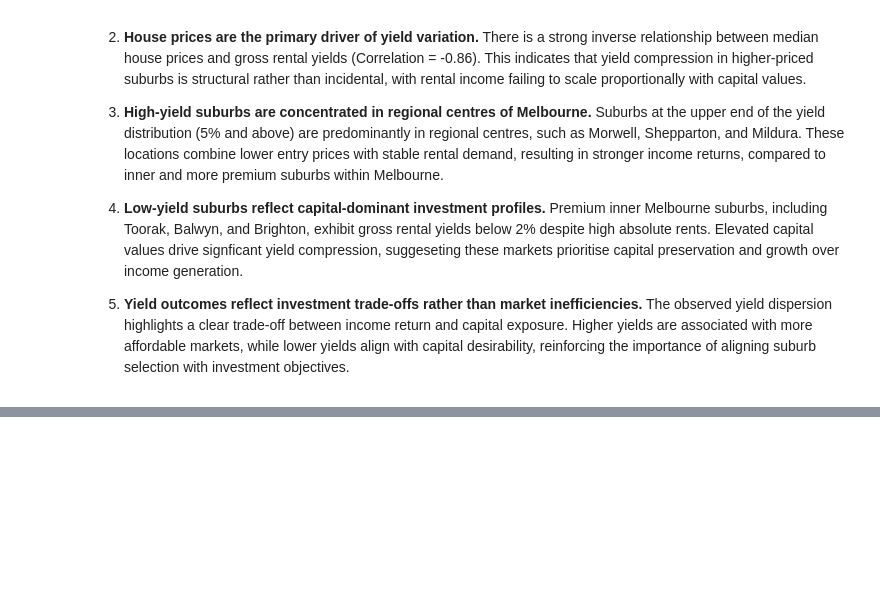
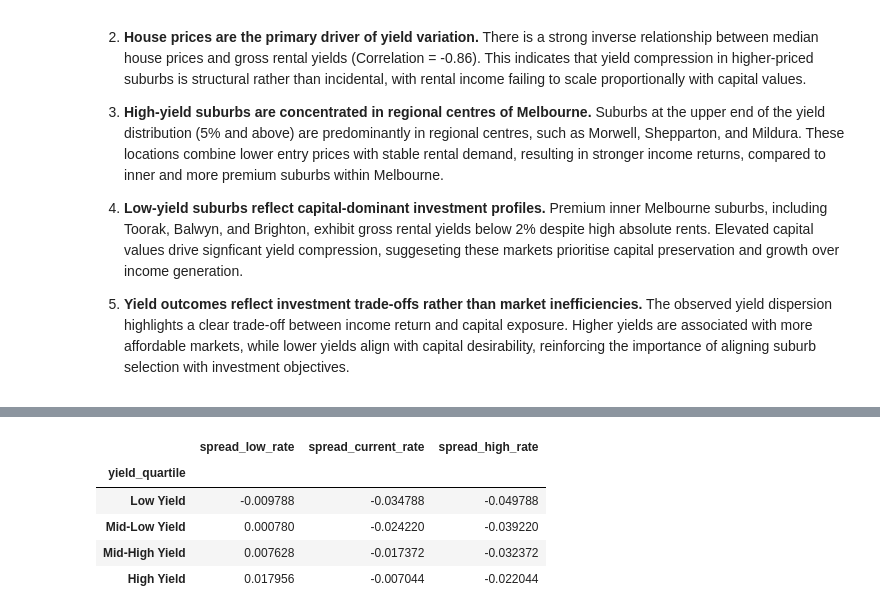
Before and after one commit to trabibi/melbourne-property-intelligence, a Jupyter notebook: notebooks/04_yield_insights.ipynb, the cells around one changed output, grey strips where cells are left out. Saved outputs shown, nothing was run; the diff lists cells and outputs as text; code cells hidden in the pictures; blank space fills up the shorter version.

```diff
--- a/notebooks/04_yield_insights.ipynb
+++ b/notebooks/04_yield_insights.ipynb
@@ -199,0 +267,12 @@ The observed yield dispersion highlights a clear trade-off between income return
+# %%
+#Impact by yield group - to detemine who gets hit first as rates rises
+df.groupby("yield_quartile")[
+    ["spread_low_rate","spread_current_rate","spread_high_rate"]
+].mean()
+# %% [output]
+|  | spread_low_rate | spread_current_rate | spread_high_rate |
+| yield_quartile |  |  |  |
+| Low Yield | -0.009788 | -0.034788 | -0.049788 |
+| Mid-Low Yield | 0.000780 | -0.024220 | -0.039220 |
+| Mid-High Yield | 0.007628 | -0.017372 | -0.032372 |
+| High Yield | 0.017956 | -0.007044 | -0.022044 |
```
Also changed, not shown: parts of 6 cells of this notebook.
